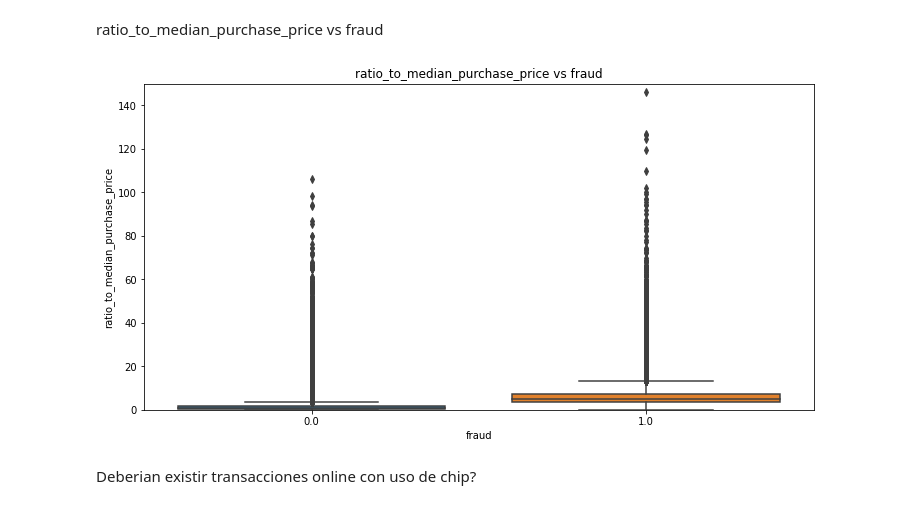
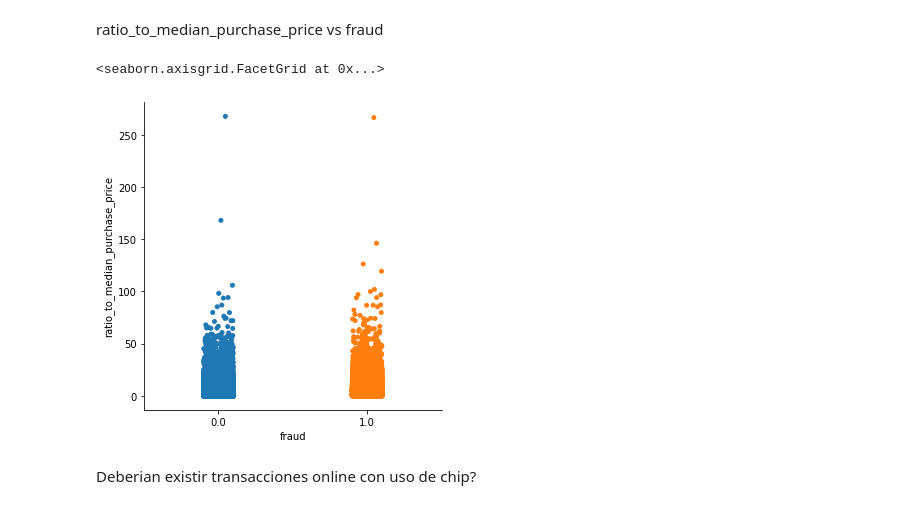
Before and after one commit to cecilia2988/Fraude-en-TC, a Jupyter notebook: EDA_TC.ipynb, the cells around one changed output. Drawn from its saved outputs; the diff is of its cells as text; code cells hidden in the pictures.

```diff
--- a/EDA_TC.ipynb
+++ b/EDA_TC.ipynb
@@ -135,14 +135,11 @@ sns.heatmap(data=cor_mat,mask=mask,square=True,annot=True,cbar=True)
 [figure]
 # %% [markdown]
 ratio_to_median_purchase_price vs fraud
-# %%
-plt.figure(figsize = (12, 6))
-ax = sns.boxplot(x = 'fraud', y = 'ratio_to_median_purchase_price', data = tc_data)
-ax.set_ylim([0, 150])
-plt.title('ratio_to_median_purchase_price vs fraud')
-plt.show()
-# %% [output]
-[figure, removed]
+# %%
+sns.catplot(x = "fraud", y = "ratio_to_median_purchase_price", data = tc_data)
+# %% [output]
+<seaborn.axisgrid.FacetGrid at 0x...>
+[figure, added]
 # %% [markdown]
 Deberian existir transacciones online con uso de chip?
 # %%
```
Also changed, not shown: parts of 4 cells of this notebook.
